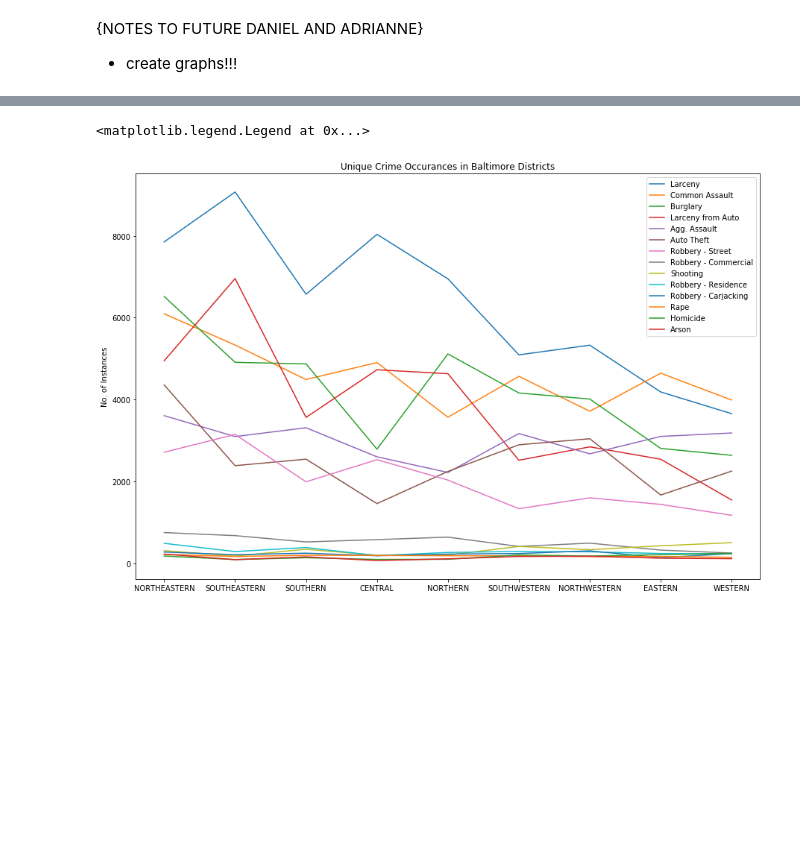
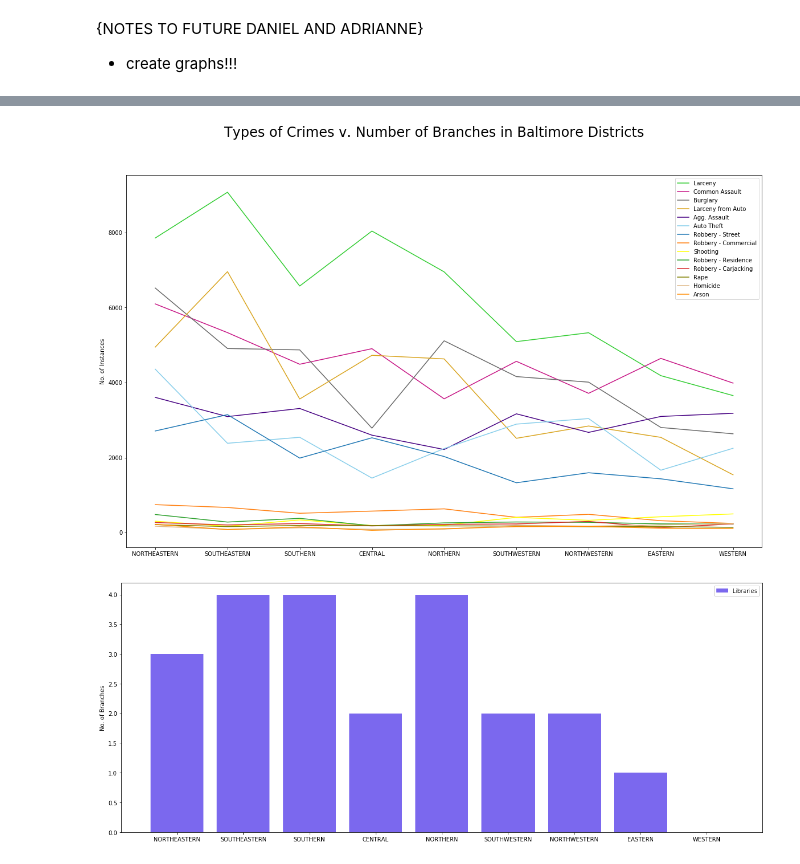
Before and after one commit to adriyens/CMSC-491-Project, a Jupyter notebook: CMSC491_project.ipynb, the cells around one changed output, grey strips where cells are left out. Cells and saved outputs as stored; diff of their text form; code cells hidden in the pictures; blank space fills up the shorter version.

```diff
--- a/CMSC491_project.ipynb
+++ b/CMSC491_project.ipynb
@@ -246,23 +244,31 @@ plt.show()
 # %%
 # Creating a multi-line graph to demonstrate trends in crimes in each district.
-plt.figure(figsize=(15,10))
-plt.plot(allCrimes['Larceny'])
-plt.plot(allCrimes['Common Assault'])
-plt.plot(allCrimes['Burglary'])
-plt.plot(allCrimes['Larceny from Auto'])
-plt.plot(allCrimes['Agg. Assault'])
-plt.plot(allCrimes['Auto Theft'])
+plt.figure(figsize=(20,12))
+
+plt.plot(allCrimes['Larceny'], color="#32cd32")
+plt.plot(allCrimes['Common Assault'], color="#c71585")
+plt.plot(allCrimes['Burglary'], color="#696969")
+plt.plot(allCrimes['Larceny from Auto'], color="#daa520")
+plt.plot(allCrimes['Agg. Assault'], color="#460082")
+plt.plot(allCrimes['Auto Theft'], color="#87ceeb")
 plt.plot(allCrimes['Robbery - Street'])
 plt.plot(allCrimes['Robbery - Commercial'])
-plt.plot(allCrimes['Shooting'])
+plt.plot(allCrimes['Shooting'], color="#ffff00")
 plt.plot(allCrimes['Robbery - Residence'])
 plt.plot(allCrimes['Robbery - Carjacking'])
-plt.plot(allCrimes['Rape'])
-plt.plot(allCrimes['Homicide'])
-plt.plot(allCrimes['Arson'])
+plt.plot(allCrimes['Rape'], color="#808000")
+plt.plot(allCrimes['Homicide'], color="#deb887")
+plt.plot(allCrimes['Arson'], color="#ff8c00")
 plt.ylabel('No. of Instances')
-plt.title('Unique Crime Occurances in Baltimore Districts')
+plt.suptitle('Types of Crimes v. Number of Branches in Baltimore Districts', fontsize=24)
 plt.legend()
+plt.show()
+
+plt.figure(figsize=(20,8))
+plt.bar(allCrimes.index, allCrimes['Library Count'], color="#7B68EE", label="Libraries")
+plt.legend(loc='upper right')
+plt.ylabel('No. of Branches')
+plt.show()
 # %% [output]
-<matplotlib.legend.Legend at 0x...>
-[figure, old version]
+[figure, new version]
+[figure, added]
```
Also changed, not shown: parts of 2 cells of this notebook, 1 other file.
